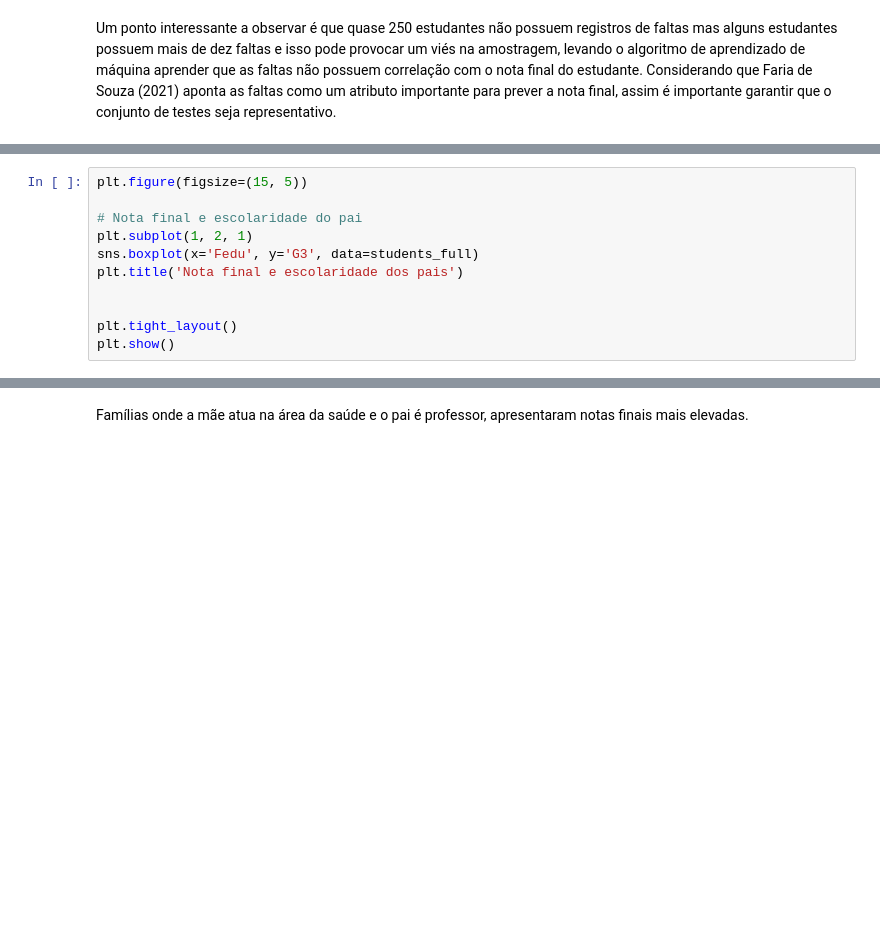
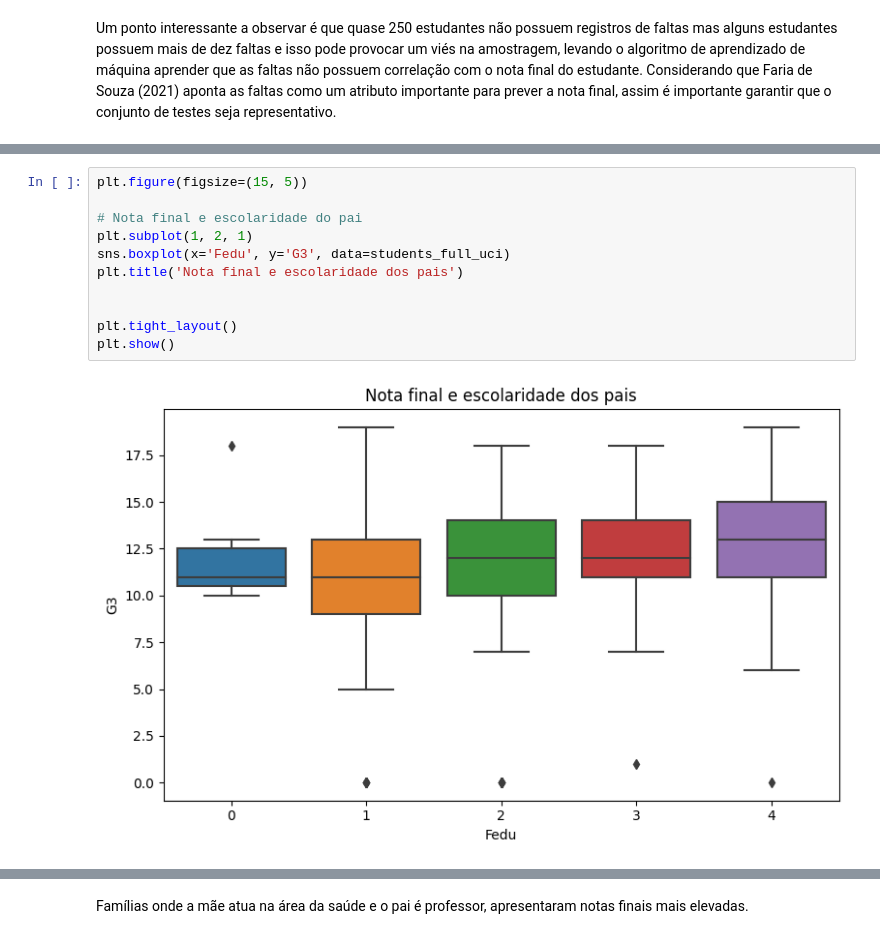
Before and after one commit to emanoelopes/progpy, a Jupyter notebook: uci-dt-studentsperformanceprediction.ipynb, the cells around one changed output, grey strips where cells are left out. Saved outputs shown, nothing was run; the diff lists cells and outputs as text; blank space fills up the shorter version.

```diff
--- a/uci-dt-studentsperformanceprediction.ipynb
+++ b/uci-dt-studentsperformanceprediction.ipynb
@@ -174,13 +243,15 @@ plt.show()
 # %%
 plt.figure(figsize=(15, 5))
 
 # Nota final e escolaridade do pai
 plt.subplot(1, 2, 1)
-sns.boxplot(x='Fedu', y='G3', data=students_full)
+sns.boxplot(x='Fedu', y='G3', data=students_full_uci)
 plt.title('Nota final e escolaridade dos pais')
 
 
 plt.tight_layout()
 plt.show()
+# %% [output]
+[figure, added]
 # %%
 plt.figure(figsize=(10, 6))
```
Also changed, not shown: parts of 20 cells of this notebook.
